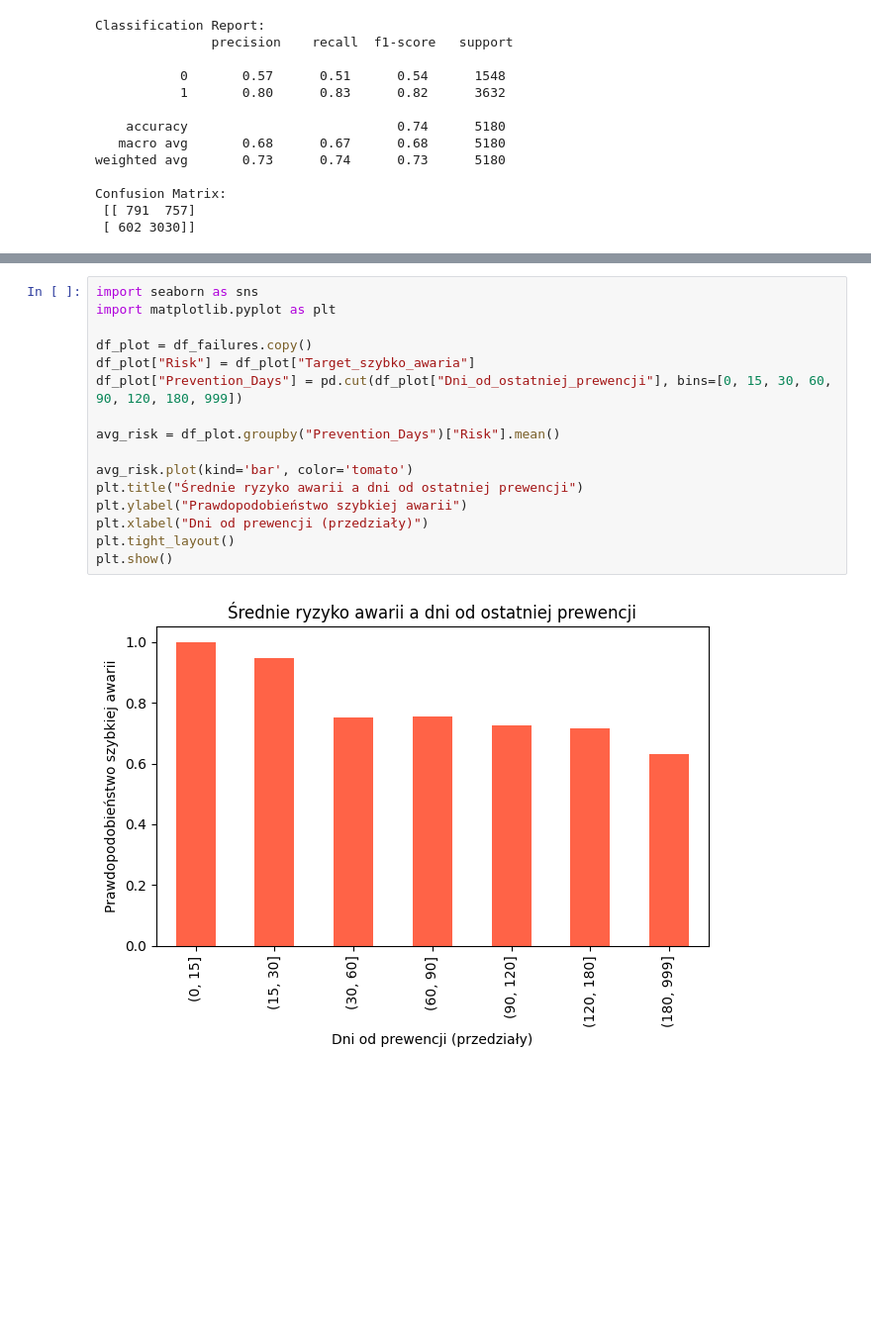
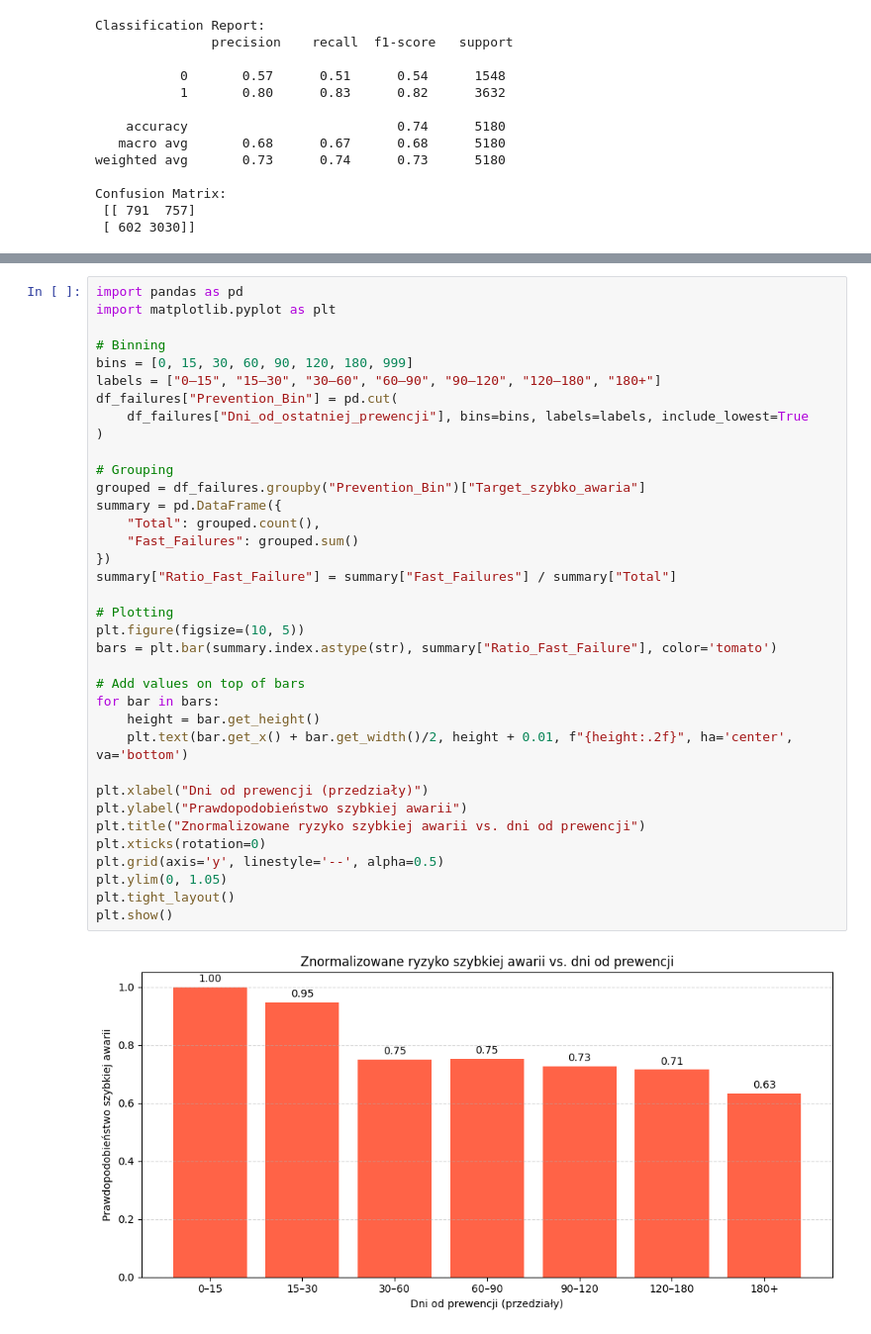
Before and after one commit to klaudiaban/ferrero, a Jupyter notebook: sapmaintance_preventive.ipynb, the cells around one changed output, grey strips where cells are left out. Shown at 99% size. Drawn from its saved outputs; the diff is of its cells as text; blank space fills up the shorter version.

```diff
--- a/sapmaintance_preventive.ipynb
+++ b/sapmaintance_preventive.ipynb
@@ -151,18 +151,38 @@ plt.show()
-# %%
-import seaborn as sns
-import matplotlib.pyplot as plt
-
-df_plot = df_failures.copy()
-df_plot["Risk"] = df_plot["Target_szybko_awaria"]
-df_plot["Prevention_Days"] = pd.cut(df_plot["Dni_od_ostatniej_prewencji"], bins=[0, 15, 30, 60, 90, 120, 180, 999])
-
-avg_risk = df_plot.groupby("Prevention_Days")["Risk"].mean()
-
-avg_risk.plot(kind='bar', color='tomato')
-plt.title("Średnie ryzyko awarii a dni od ostatniej prewencji")
-plt.ylabel("Prawdopodobieństwo szybkiej awarii")
-plt.xlabel("Dni od prewencji (przedziały)")
-plt.tight_layout()
-plt.show()
-# %% [output]
-[figure, removed]
+# %%
+import pandas as pd
+import matplotlib.pyplot as plt
+
+# Binning
+bins = [0, 15, 30, 60, 90, 120, 180, 999]
+labels = ["0–15", "15–30", "30–60", "60–90", "90–120", "120–180", "180+"]
+df_failures["Prevention_Bin"] = pd.cut(
+    df_failures["Dni_od_ostatniej_prewencji"], bins=bins, labels=labels, include_lowest=True
+)
+
+# Grouping
+grouped = df_failures.groupby("Prevention_Bin")["Target_szybko_awaria"]
+summary = pd.DataFrame({
+    "Total": grouped.count(),
+    "Fast_Failures": grouped.sum()
+})
+summary["Ratio_Fast_Failure"] = summary["Fast_Failures"] / summary["Total"]
+
+# Plotting
+plt.figure(figsize=(10, 5))
+bars = plt.bar(summary.index.astype(str), summary["Ratio_Fast_Failure"], color='tomato')
+
+# Add values on top of bars
+for bar in bars:
+    height = bar.get_height()
+    plt.text(bar.get_x() + bar.get_width()/2, height + 0.01, f"{height:.2f}", ha='center', va='bottom')
+
+plt.xlabel("Dni od prewencji (przedziały)")
+plt.ylabel("Prawdopodobieństwo szybkiej awarii")
+plt.title("Znormalizowane ryzyko szybkiej awarii vs. dni od prewencji")
+plt.xticks(rotation=0)
+plt.grid(axis='y', linestyle='--', alpha=0.5)
+plt.ylim(0, 1.05)
+plt.tight_layout()
+plt.show()
+# %% [output]
+[figure, added]
```
Also changed, not shown: parts of 7 cells of this notebook, 3 other files.
